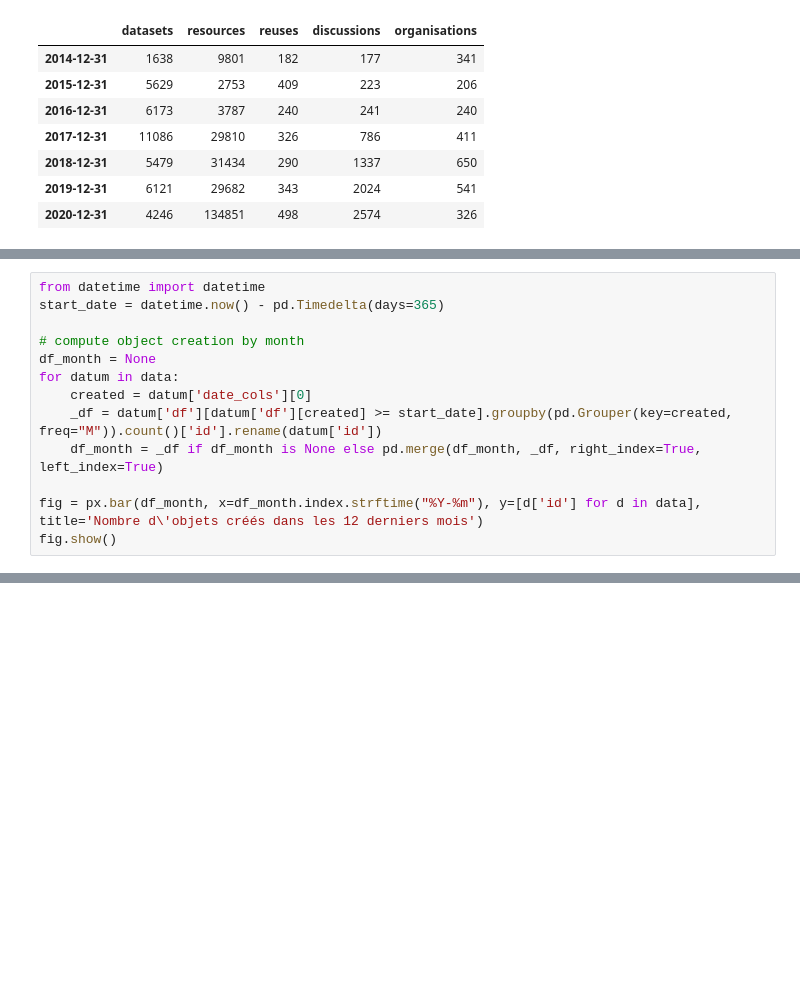
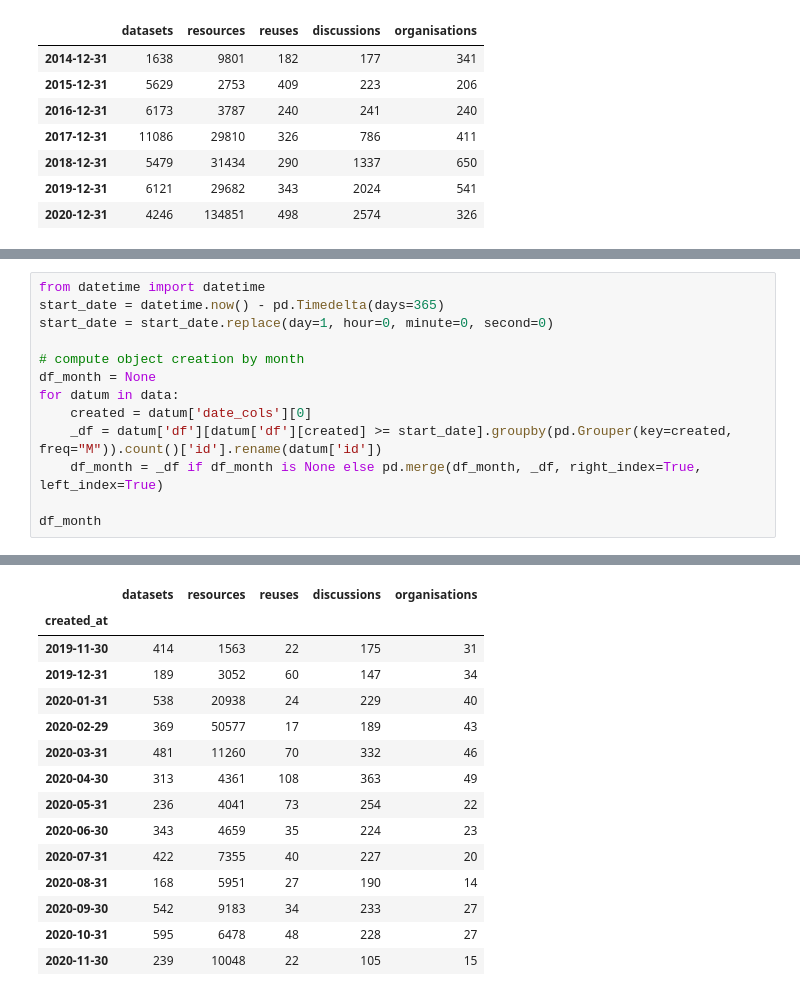
Before and after one commit to abulte/datagouvfr-catalogue, a Jupyter notebook: analysis.ipynb, the cells around one changed output, grey strips where cells are left out. Cells and saved outputs as stored; diff of their text form; blank space fills up the shorter version.

```diff
--- a/analysis.ipynb
+++ b/analysis.ipynb
@@ -80,6 +80,7 @@ fig.show()
 # %%
 from datetime import datetime
 start_date = datetime.now() - pd.Timedelta(days=365)
+start_date = start_date.replace(day=1, hour=0, minute=0, second=0)
 
 # compute object creation by month
 df_month = None
@@ -88,6 +89,5 @@ for datum in data:
     _df = datum['df'][datum['df'][created] >= start_date].groupby(pd.Grouper(key=created, freq="M")).count()['id'].rename(datum['id'])
     df_month = _df if df_month is None else pd.merge(df_month, _df, right_index=True, left_index=True)
 
-fig = px.bar(df_month, x=df_month.index.strftime("%Y-%m"), y=[d['id'] for d in data], title='Nombre d\'objets créés dans les 12 derniers mois')
-fig.show()
+df_month
 # %% [output]
@@ -94,0 +94,15 @@ fig.show()
+|  | datasets | resources | reuses | discussions | organisations |
+| created_at |  |  |  |  |  |
+| 2019-11-30 | 414 | 1563 | 22 | 175 | 31 |
+| 2019-12-31 | 189 | 3052 | 60 | 147 | 34 |
+| 2020-01-31 | 538 | 20938 | 24 | 229 | 40 |
+| 2020-02-29 | 369 | 50577 | 17 | 189 | 43 |
+| 2020-03-31 | 481 | 11260 | 70 | 332 | 46 |
+| 2020-04-30 | 313 | 4361 | 108 | 363 | 49 |
+| 2020-05-31 | 236 | 4041 | 73 | 254 | 22 |
+| 2020-06-30 | 343 | 4659 | 35 | 224 | 23 |
+| 2020-07-31 | 422 | 7355 | 40 | 227 | 20 |
+| 2020-08-31 | 168 | 5951 | 27 | 190 | 14 |
+| 2020-09-30 | 542 | 9183 | 34 | 233 | 27 |
+| 2020-10-31 | 595 | 6478 | 48 | 228 | 27 |
+| 2020-11-30 | 239 | 10048 | 22 | 105 | 15 |
```
Also changed, not shown: parts of 4 cells of this notebook.
